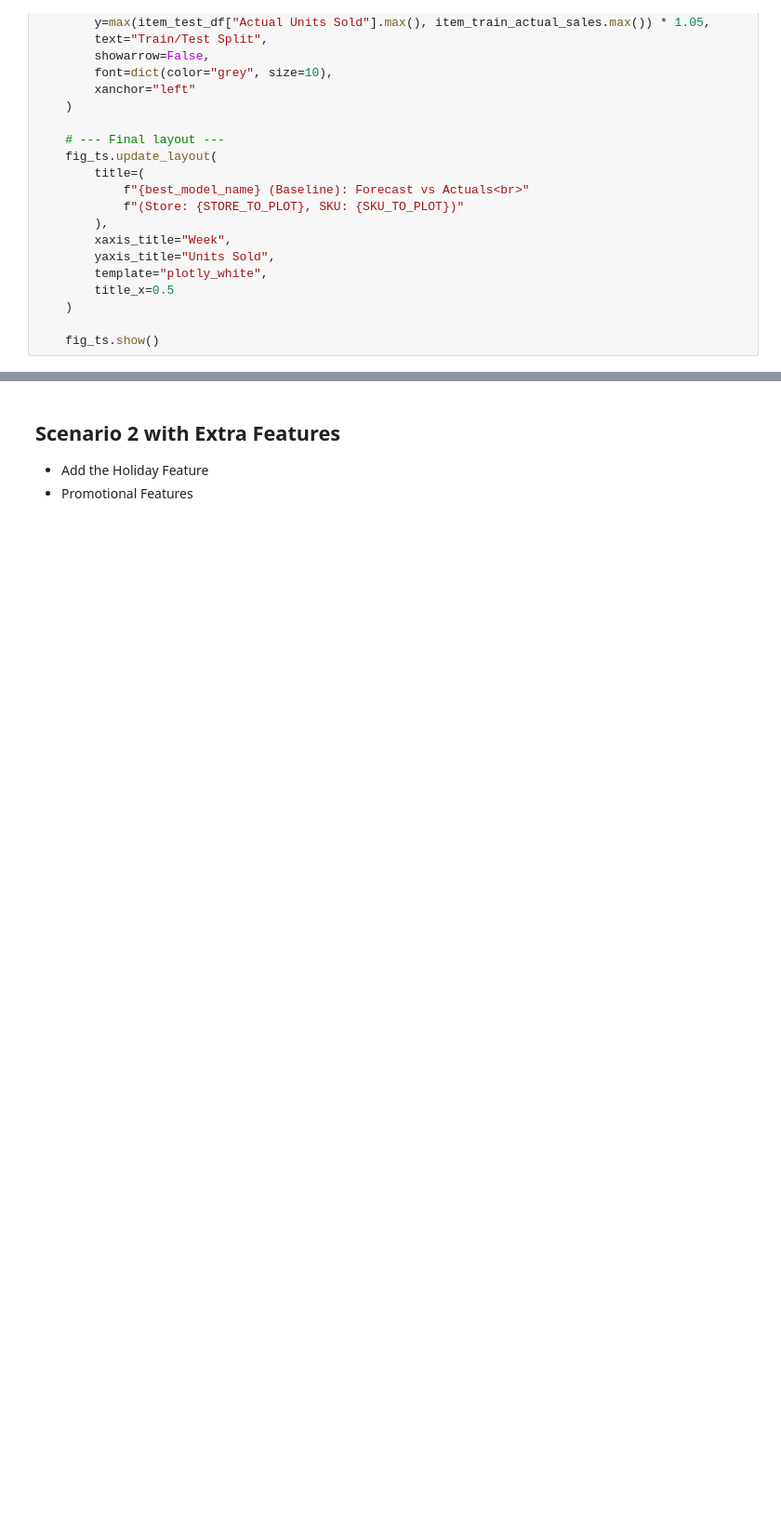
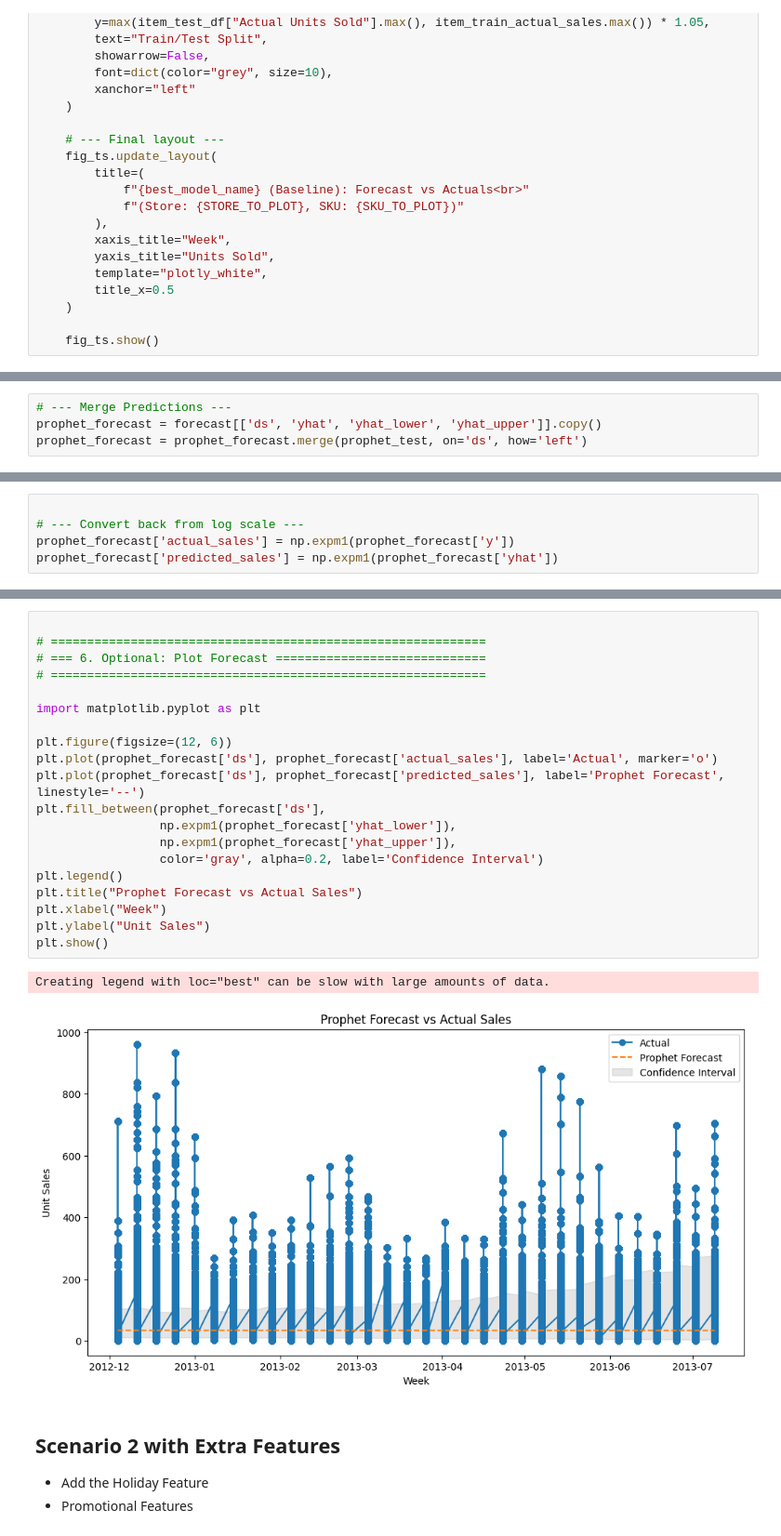
Before and after one commit to ramdular-lab/Demand-Forecasting---braxton-data, a Jupyter notebook: Demand Forecasting.ipynb, the cells around one changed output, grey strips where cells are left out. Shown at 93% size. Drawn from its saved outputs; the diff is of its cells as text; blank space fills up the shorter version.

```diff
--- a/Demand Forecasting.ipynb
+++ b/Demand Forecasting.ipynb
@@ -627,0 +698,4 @@ else:
+# %%
+# --- Merge Predictions ---
+prophet_forecast = forecast[['ds', 'yhat', 'yhat_lower', 'yhat_upper']].copy()
+prophet_forecast = prophet_forecast.merge(prophet_test, on='ds', how='left')
@@ -627,0 +716,5 @@ else:
+# %%
+
+# --- Convert back from log scale ---
+prophet_forecast['actual_sales'] = np.expm1(prophet_forecast['y'])
+prophet_forecast['predicted_sales'] = np.expm1(prophet_forecast['yhat'])
@@ -628,3 +737,26 @@ else:
+# %%
+
+# ============================================================
+# === 6. Optional: Plot Forecast =============================
+# ============================================================
+
+import matplotlib.pyplot as plt
+
+plt.figure(figsize=(12, 6))
+plt.plot(prophet_forecast['ds'], prophet_forecast['actual_sales'], label='Actual', marker='o')
+plt.plot(prophet_forecast['ds'], prophet_forecast['predicted_sales'], label='Prophet Forecast', linestyle='--')
+plt.fill_between(prophet_forecast['ds'],
+                 np.expm1(prophet_forecast['yhat_lower']),
+                 np.expm1(prophet_forecast['yhat_upper']),
+                 color='gray', alpha=0.2, label='Confidence Interval')
+plt.legend()
+plt.title("Prophet Forecast vs Actual Sales")
+plt.xlabel("Week")
+plt.ylabel("Unit Sales")
+plt.show()
+# %% [output]
+Creating legend with loc="best" can be slow with large amounts of data.
+[figure, added]
 # %% [markdown]
 ## Scenario 2 with Extra Features
 - Add the Holiday Feature
```
Also changed, not shown: parts of 28 cells of this notebook, 7 other files.
